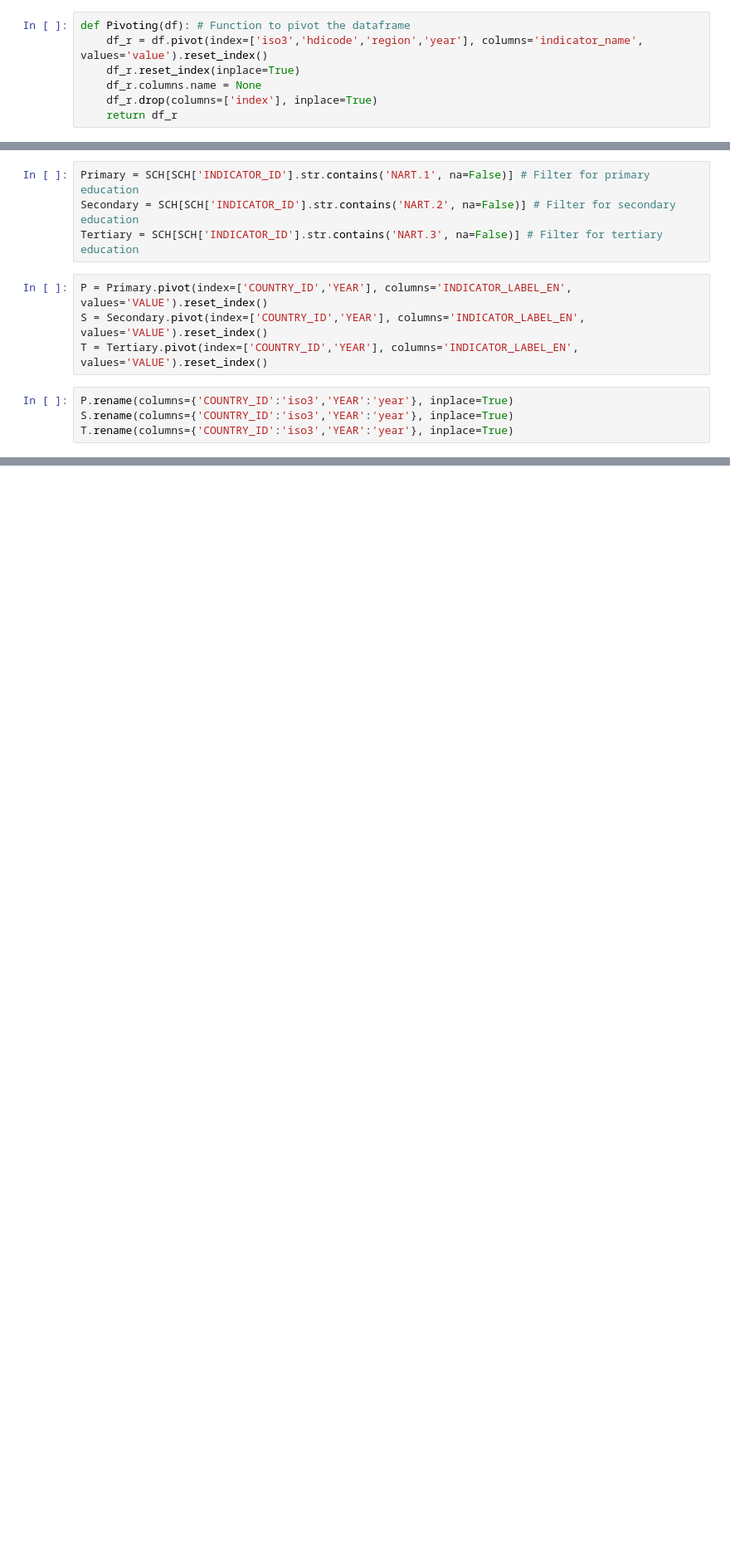
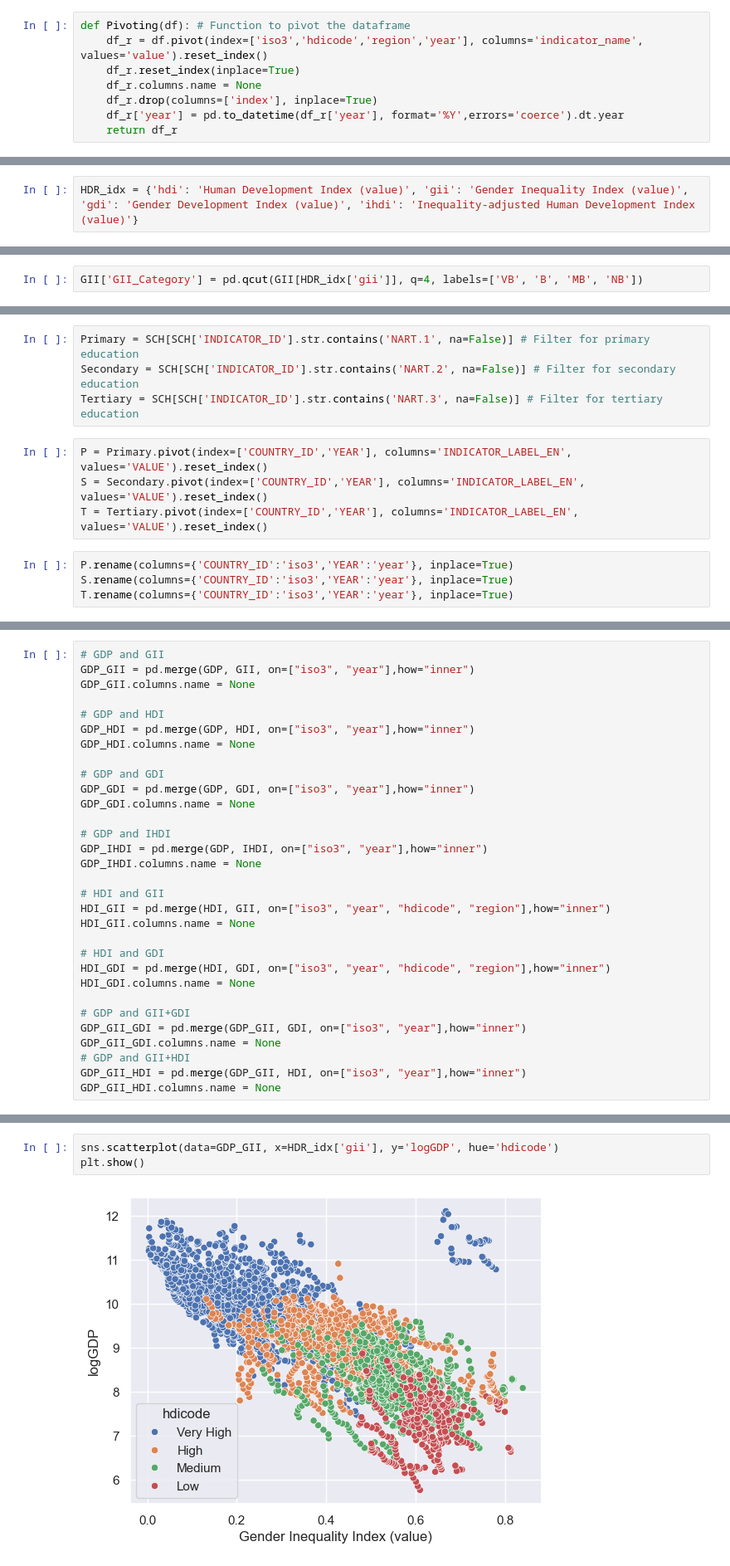
Before and after one commit to gianluca-filesi/Thesis, a Jupyter notebook: v4.ipynb, the cells around one changed output, grey strips where cells are left out. Shown at 83% size. Drawn from its saved outputs; the diff is of its cells as text; blank space fills up the shorter version.

```diff
--- a/v4.ipynb
+++ b/v4.ipynb
@@ -18,4 +18,5 @@ def Pivoting(df): # Function to pivot the dataframe
     df_r.reset_index(inplace=True)
     df_r.columns.name = None
     df_r.drop(columns=['index'], inplace=True)
+    df_r['year'] = pd.to_datetime(df_r['year'], format='%Y',errors='coerce').dt.year
     return df_r
@@ -63,3 +106,5 @@ HDI = Pivoting(hdi)
 GDI = Pivoting(gdi)
 IHDI = Pivoting(ihdi)
 GII = Pivoting(gii)
+# %%
+HDR_idx = {'hdi': 'Human Development Index (value)', 'gii': 'Gender Inequality Index (value)', 'gdi': 'Gender Development Index (value)', 'ihdi': 'Inequality-adjusted Human Development Index (value)'}
@@ -66,3 +120,5 @@ GII = Pivoting(gii)
+# %%
+GII['GII_Category'] = pd.qcut(GII[HDR_idx['gii']], q=4, labels=['VB', 'B', 'MB', 'NB'])
 # %% [markdown]
 #### GDP per Capita PPP
 # %%
@@ -131,0 +155,31 @@ dtype: int64
+# %%
+# GDP and GII
+GDP_GII = pd.merge(GDP, GII, on=["iso3", "year"],how="inner")
+GDP_GII.columns.name = None
+
+# GDP and HDI
+GDP_HDI = pd.merge(GDP, HDI, on=["iso3", "year"],how="inner")
+GDP_HDI.columns.name = None
+
+# GDP and GDI
+GDP_GDI = pd.merge(GDP, GDI, on=["iso3", "year"],how="inner")
+GDP_GDI.columns.name = None
+
+# GDP and IHDI
+GDP_IHDI = pd.merge(GDP, IHDI, on=["iso3", "year"],how="inner")
+GDP_IHDI.columns.name = None
+
+# HDI and GII
+HDI_GII = pd.merge(HDI, GII, on=["iso3", "year", "hdicode", "region"],how="inner")
+HDI_GII.columns.name = None
+
+# HDI and GDI
+HDI_GDI = pd.merge(HDI, GDI, on=["iso3", "year", "hdicode", "region"],how="inner")
+HDI_GDI.columns.name = None
+
+# GDP and GII+GDI
+GDP_GII_GDI = pd.merge(GDP_GII, GDI, on=["iso3", "year"],how="inner")
+GDP_GII_GDI.columns.name = None
+# GDP and GII+HDI
+GDP_GII_HDI = pd.merge(GDP_GII, HDI, on=["iso3", "year"],how="inner")
+GDP_GII_HDI.columns.name = None
@@ -131,0 +188,5 @@ dtype: int64
+# %%
+sns.scatterplot(data=GDP_GII, x=HDR_idx['gii'], y='logGDP', hue='hdicode')
+plt.show()
+# %% [output]
+[figure, added]
```
Also changed, not shown: parts of 40 cells of this notebook, 1 other file.
